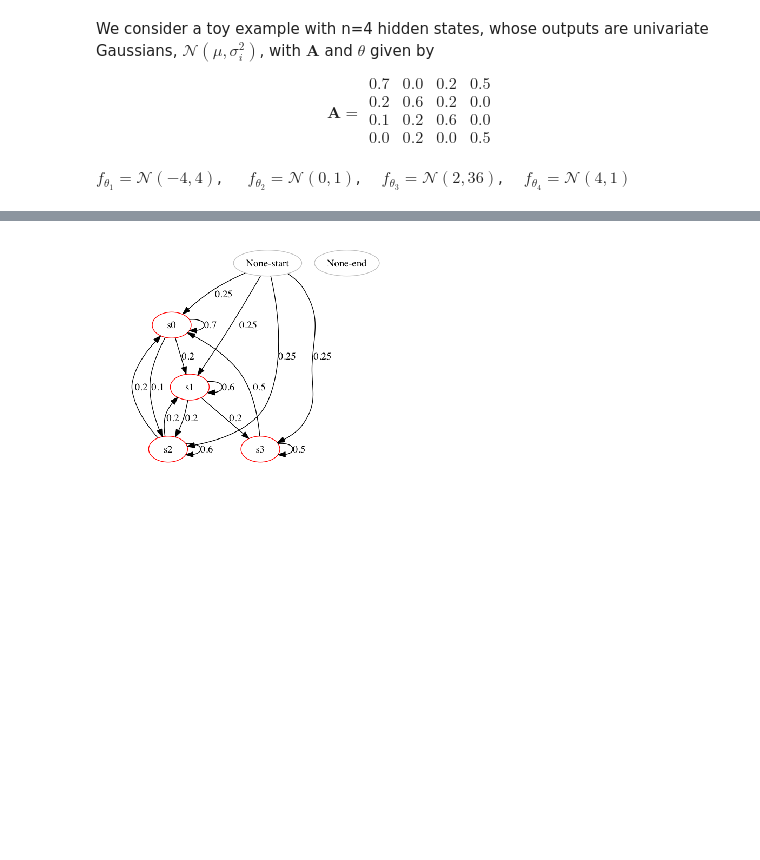
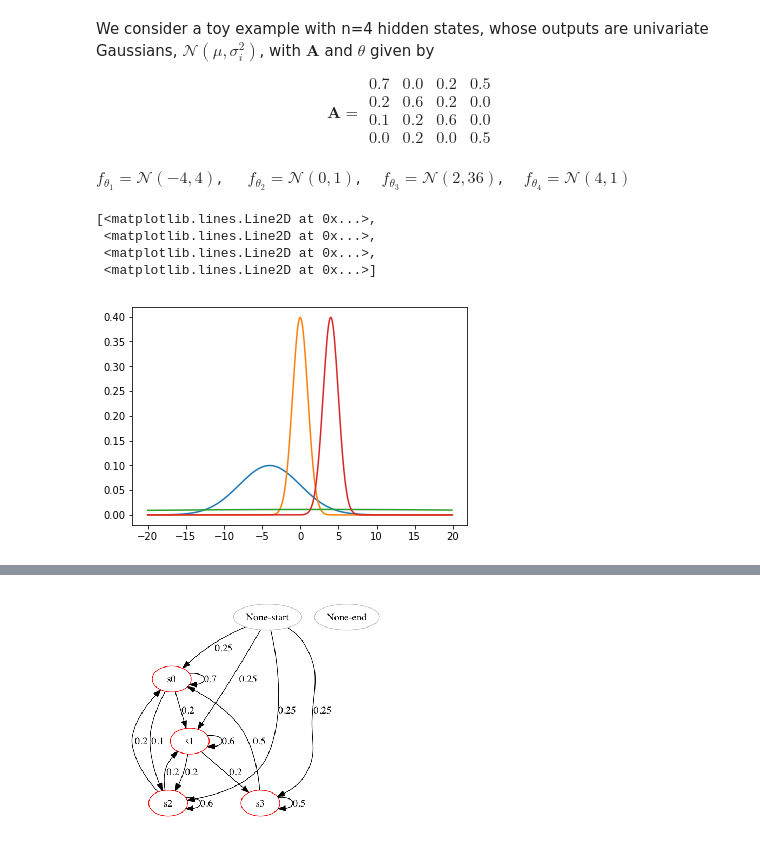
Before and after one commit to kensun619/RobustPGM, a Jupyter notebook: HMM toy example.ipynb, the cells around one changed output, grey strips where cells are left out. Saved outputs shown, nothing was run; the diff lists cells and outputs as text; code cells hidden in the pictures; blank space fills up the shorter version.

```diff
--- a/HMM toy example.ipynb
+++ b/HMM toy example.ipynb
@@ -25,6 +25,22 @@ We consider a toy example with n=4 hidden states, whose outputs are univariate G
 \end{equation*}
 
 $f_{\theta_1} = \mathcal{N}(-4,4)$, $\quad $ $f_{\theta_2} = \mathcal{N}(0,1)$,$\quad $  $f_{\theta_3} = \mathcal{N}(2,36)$,$\quad $  $f_{\theta_4} = \mathcal{N}(4,1)$
+# %%
+from scipy.stats import norm
+import matplotlib.pyplot as plt
+import numpy as np
+theta_1 = norm(loc = -4., scale = 4.0)
+theta_2 = norm(loc = 0, scale = 1.0)
+theta_3 = norm(loc = 2, scale = 36.0)
+theta_4 = norm(loc = 4., scale = 1)
+x = np.arange(-20, 20, .1)
+plt.plot(x, theta_1.pdf(x), x, theta_2.pdf(x), x, theta_3.pdf(x), x, theta_4.pdf(x))
+# %% [output]
+[<matplotlib.lines.Line2D at 0x...>,
+ <matplotlib.lines.Line2D at 0x...>,
+ <matplotlib.lines.Line2D at 0x...>,
+ <matplotlib.lines.Line2D at 0x...>]
+[figure, added]
 # %%
 gt_model = HiddenMarkovModel(name = "Toy model")
 
```
Also changed, not shown: parts of 13 cells of this notebook.
